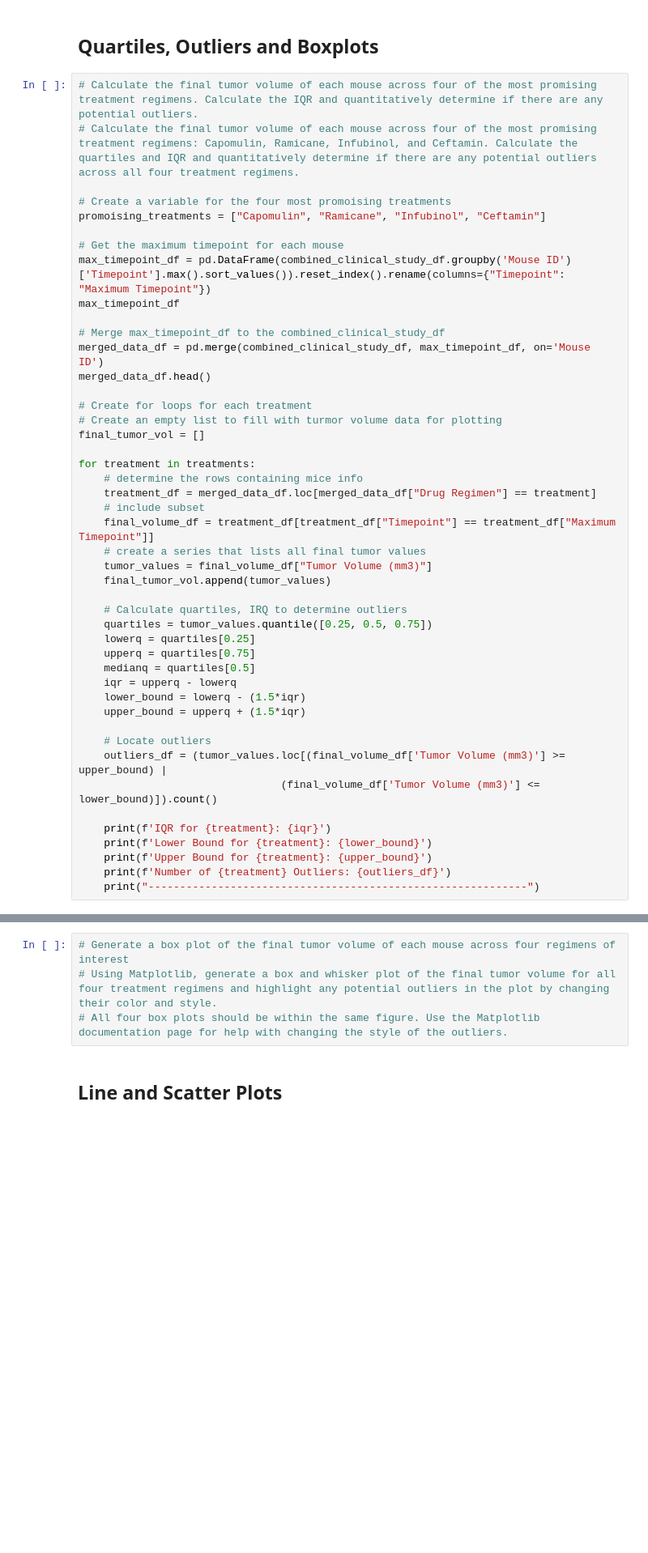
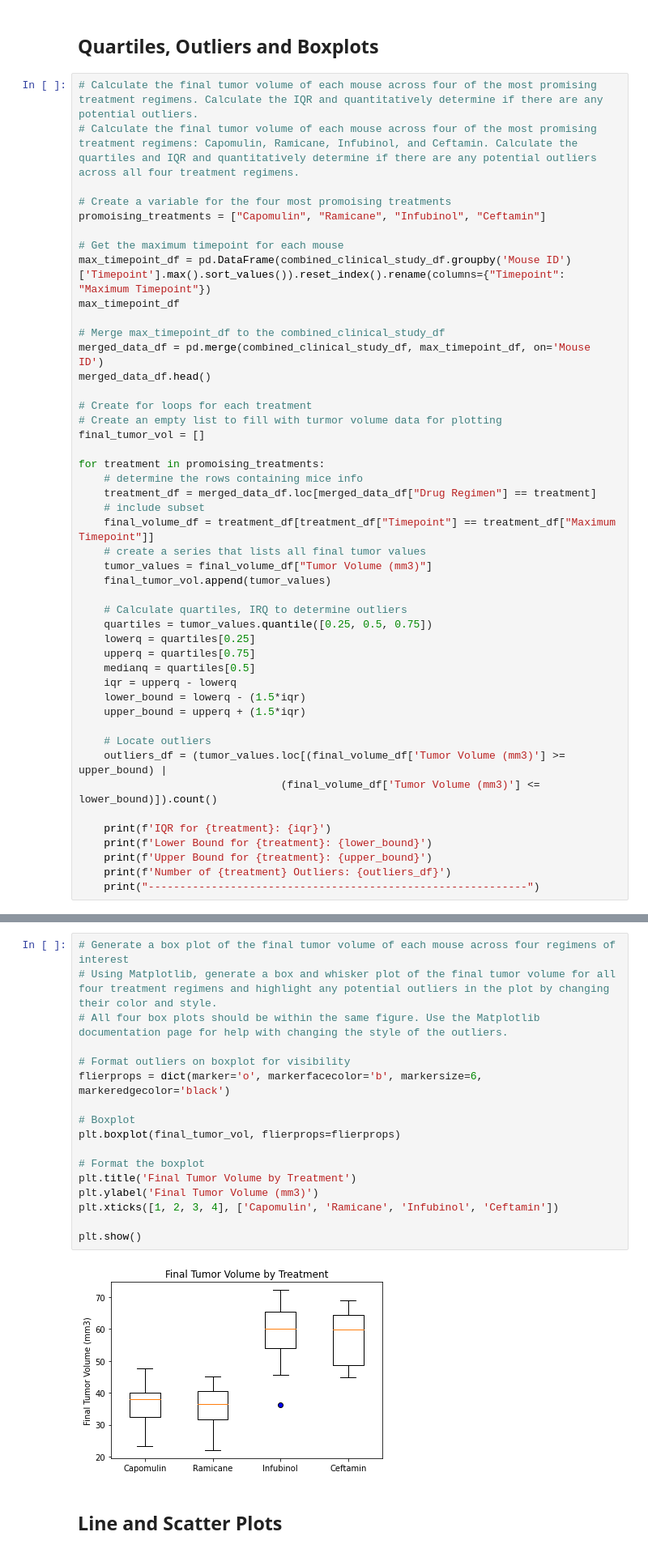
Before and after one commit to V-Villagomez/Matplotlib_Challenge, a Jupyter notebook: Pymaceuticals/pymaceuticals_starter.ipynb, the cells around one changed output, grey strips where cells are left out. Shown at 81% size. Drawn from its saved outputs; the diff is of its cells as text; blank space fills up the shorter version.

Commit message:
update file to include the boxplots

```diff
--- a/Pymaceuticals/pymaceuticals_starter.ipynb
+++ b/Pymaceuticals/pymaceuticals_starter.ipynb
@@ -266,7 +266,7 @@ merged_data_df.head()
 # Create an empty list to fill with turmor volume data for plotting
 final_tumor_vol = []
 
-for treatment in treatments:
+for treatment in promoising_treatments:
     # determine the rows containing mice info
     treatment_df = merged_data_df.loc[merged_data_df["Drug Regimen"] == treatment]
     # include subset
@@ -314,7 +317,22 @@ Number of Naftisol Outliers: 0
 # %%
 # Generate a box plot of the final tumor volume of each mouse across four regimens of interest
 # Using Matplotlib, generate a box and whisker plot of the final tumor volume for all four treatment regimens and highlight any potential outliers in the plot by changing their color and style.
 # All four box plots should be within the same figure. Use the Matplotlib documentation page for help with changing the style of the outliers.
+
+# Format outliers on boxplot for visibility
+flierprops = dict(marker='o', markerfacecolor='b', markersize=6, markeredgecolor='black')
+
+# Boxplot
+plt.boxplot(final_tumor_vol, flierprops=flierprops)
+
+# Format the boxplot
+plt.title('Final Tumor Volume by Treatment')
+plt.ylabel('Final Tumor Volume (mm3)')
+plt.xticks([1, 2, 3, 4], ['Capomulin', 'Ramicane', 'Infubinol', 'Ceftamin'])
+
+plt.show()
+# %% [output]
+[figure, added]
 # %% [markdown]
 ## Line and Scatter Plots
 # %%
```
Also changed, not shown: parts of 1 cell of this notebook.
